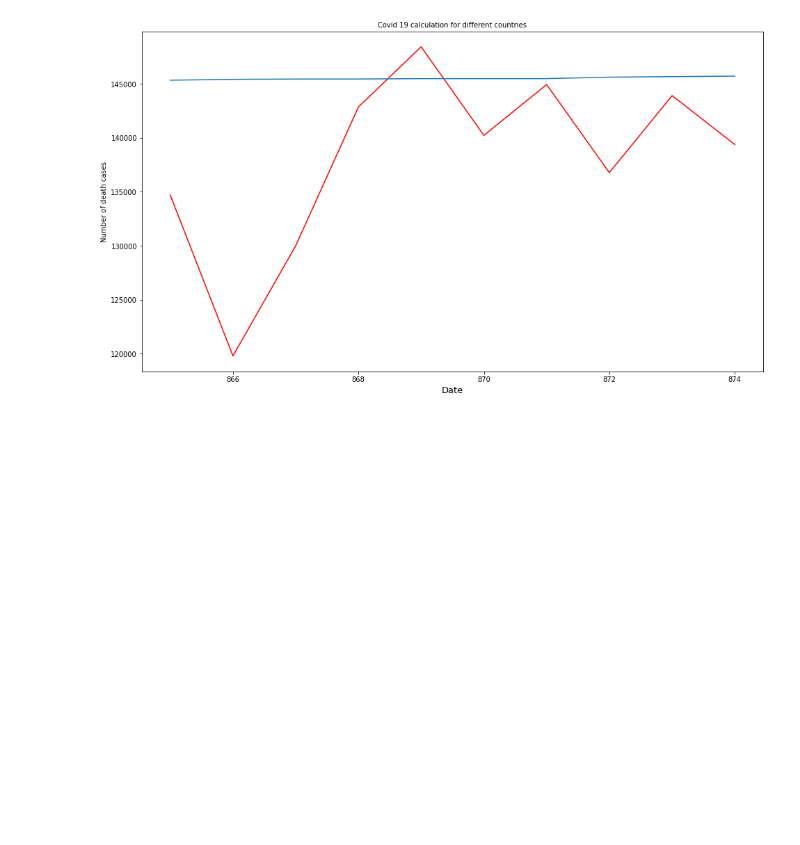
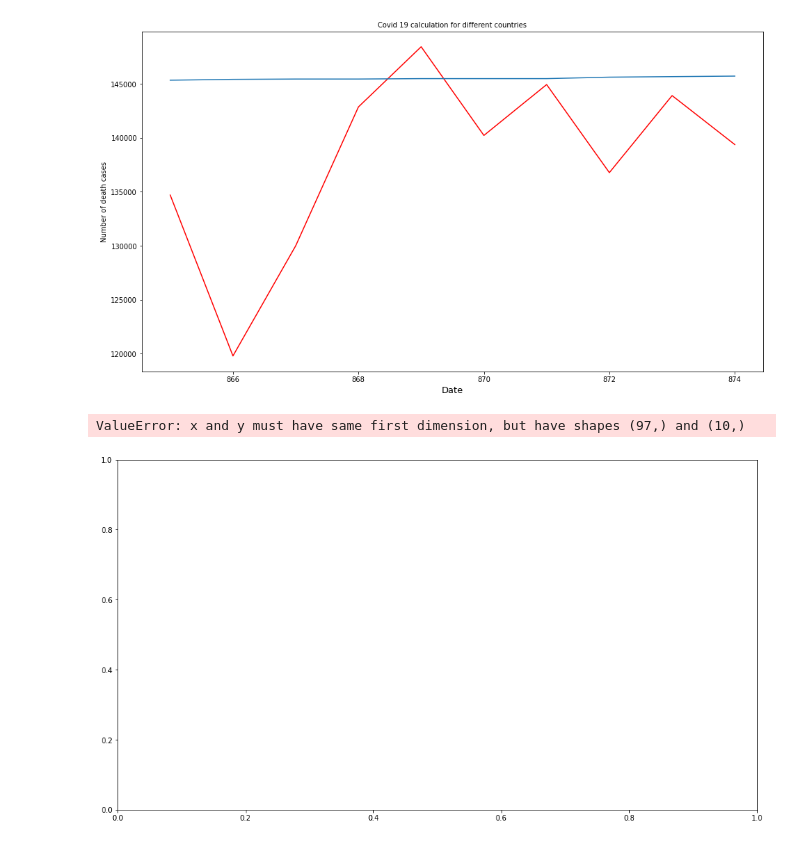
Before and after one commit to tekadata/covid_time_series_prediction, a Jupyter notebook: notebooks/RNN_FRA_model.ipynb, the cells around one changed output. Cells and saved outputs as stored; diff of their text form; code cells hidden in the pictures; blank space fills up the shorter version.

```diff
--- a/notebooks/RNN_FRA_model.ipynb
+++ b/notebooks/RNN_FRA_model.ipynb
@@ -122,3 +133,13 @@ ax.set_xlabel("Date", size=13)
 # %% [output]
 Text(0.5, 0, 'Date')
 [figure]
+# %%
+fig, ax = plt.subplots(1, figsize=(16,9))
+plt.plot(y_test.index,y_pred,color='r');
+plt.plot(y_test.index,y_test);
+ax.set_title("Covid 19 calculation for different countries", size=10)
+ax.set_ylabel("Number of death cases", size=10)
+ax.set_xlabel("Date", size=13)
+# %% [output]
+ValueError: x and y must have same first dimension, but have shapes (97,) and (10,)
+[figure, added]
```
Also changed, not shown: parts of 6 cells of this notebook, 3 other files.
